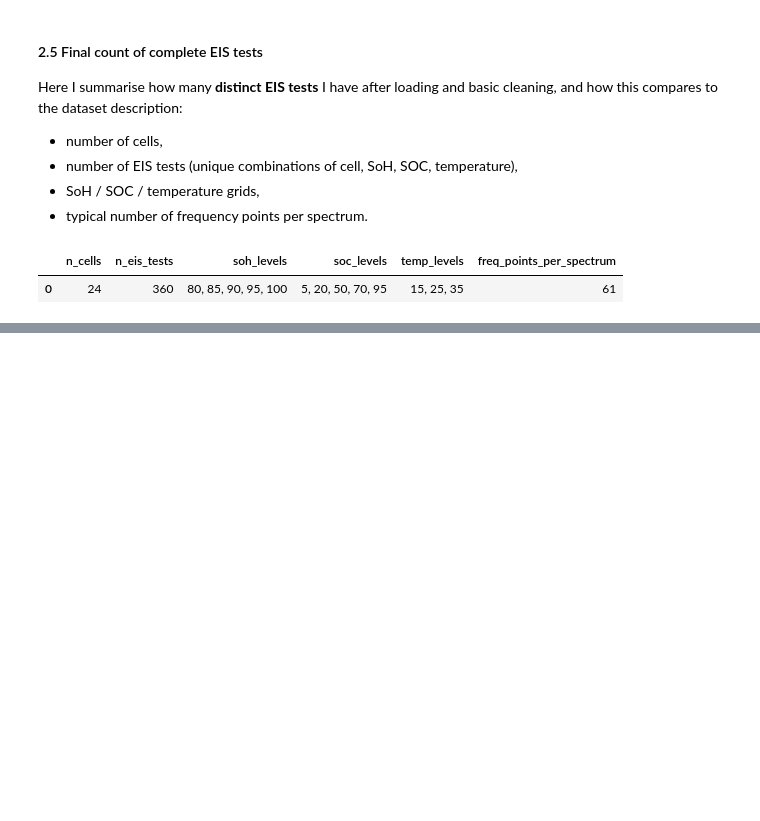
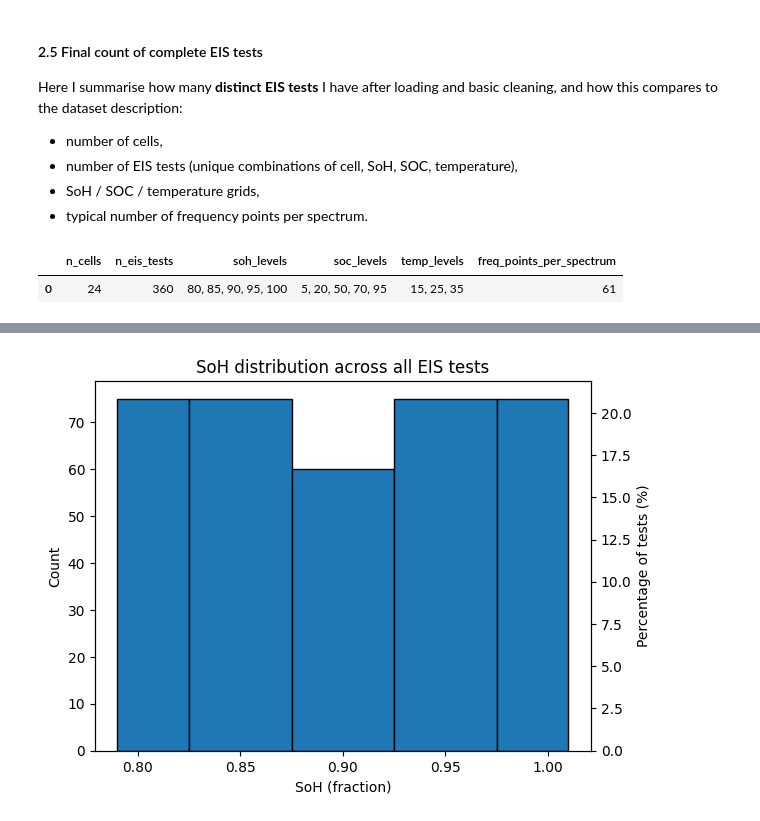
Before and after one commit to ChouaibB/battery-diagnostics-impedance-ml-examples, a Jupyter notebook: notebooks/02_SoH_from_EIS.ipynb, the cells around one changed output, grey strips where cells are left out. Cells and saved outputs as stored; diff of their text form; code cells hidden in the pictures; blank space fills up the shorter version.

```diff
--- a/notebooks/02_SoH_from_EIS.ipynb
+++ b/notebooks/02_SoH_from_EIS.ipynb
@@ -303,0 +326,28 @@ summary_table
+# %%
+import matplotlib.pyplot as plt
+
+# SoH as fraction in [0, 1] for convenience
+tests_df["soh_frac"] = tests_df["soh_pct"] / 100.0
+
+fig, ax = plt.subplots()
+
+# Histogram (counts)
+counts, bins, patches = ax.hist(
+    tests_df["soh_frac"],
+    bins=[0.79, 0.825, 0.875, 0.925, 0.975, 1.01],
+    edgecolor="black",
+)
+
+ax.set_xlabel("SoH (fraction)")
+ax.set_ylabel("Count")
+ax.set_title("SoH distribution across all EIS tests")
+
+# Second y-axis for percentages
+ax2 = ax.twinx()
+total = counts.sum()
+
+# Match the scale: max count on left → corresponding % on right
+ax2.set_ylim(0, (ax.get_ylim()[1] / total) * 100)
+ax2.set_ylabel("Percentage of tests (%)");
+# %% [output]
+[figure, added]
```
Also changed, not shown: parts of 2 cells of this notebook.
